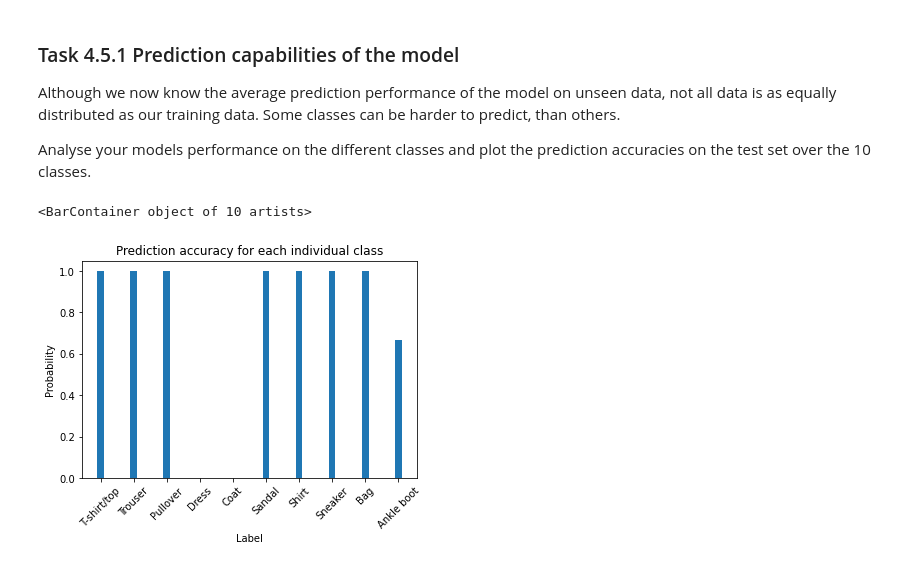
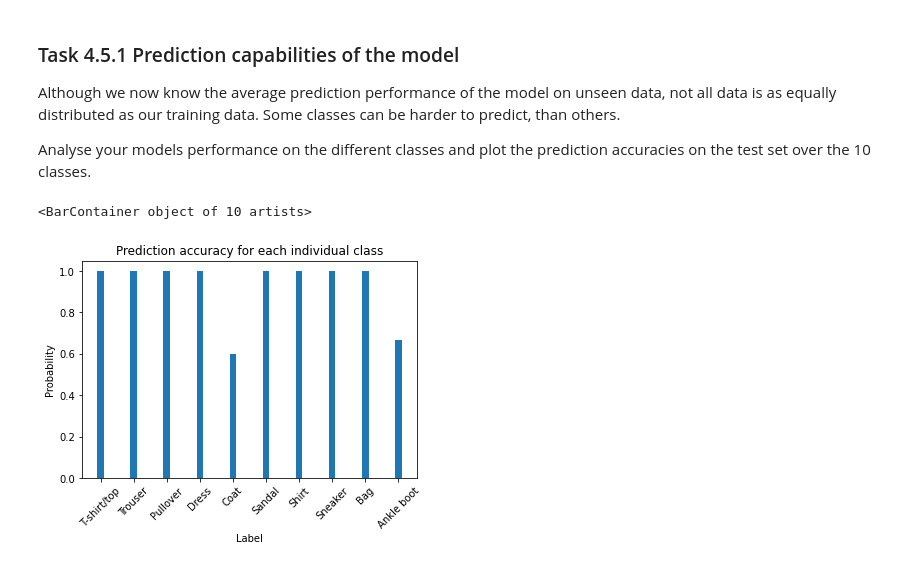
Before and after one commit to joe-hannes/DAIS, a Jupyter notebook: week4/FMSSVRC.ipynb, the cells around one changed output. Saved outputs shown, nothing was run; the diff lists cells and outputs as text; code cells hidden in the pictures.

```diff
--- a/week4/FMSSVRC.ipynb
+++ b/week4/FMSSVRC.ipynb
@@ -141,6 +141,8 @@ _Hint:_ What is known in PyTorch as a linear layer refers to a fully connected o
 model = nn.Sequential(nn.Flatten(),
                       nn.Linear(28*28, 20),
                       nn.ReLU(),
+                      nn.Linear(20, 20),
+                      nn.ReLU(),
                       nn.Linear(20, 10),
                       nn.ReLU()
                       )
@@ -283,9 +285,6 @@ img, label = next(iter(testloader))
 unique_labels = np.unique(label).size
 _, total_labels = np.unique(label, return_counts=True)
 
-test = np.array([9,9,9,2])
-
-unique_test, counts = np.unique(test, return_counts=True)
 # print('unique_test: {} \ncounts: {}'.format(unique_test, counts))
 
 predictions = []
@@ -298,31 +297,31 @@ for im in img:
   out = model(im)
   pred_indices.append(int(torch.max(out, 1)[0]))
   predictions.append(int(torch.max(out, 1)[1]))
 
 # print(predictions)
 # print(label.tolist())
 
 prediction_index = [np.where(np.array(predictions) == item) for item in range(unique_labels)]
 target_index = [np.where(np.array(label) == item) for item in range(unique_labels)]
 
 for item in range(unique_labels):
     for item2 in range(unique_labels):
         confusion_matrix[item, item2] = np.sum([1 for index in prediction_index[item][0] for index2 in target_index[item2][0] if index == index2])
         confusion_matrix[item, item2] = np.sum([1 for index in prediction_index[item][0] for index2 in target_index[item2][0] if index == index2])
 
 # print(confusion_matrix)
 
 for i in range(len(confusion_matrix)):
     plot_arr.append(confusion_matrix[i,i])
 
 plot_arr = np.array(plot_arr) / total_labels
 plt.title('Prediction accuracy for each individual class')
 plt.xlabel('Label')
 plt.ylabel('Probability')
 
 plt.xticks(range(len(label_names)), list(label_names.values()), rotation=45)
 
 plt.bar(range(unique_labels), plot_arr,.2)
 # %% [output]
 <BarContainer object of 10 artists>
-[figure, old version]
+[figure, new version]
```
Also changed, not shown: parts of 5 cells of this notebook.
